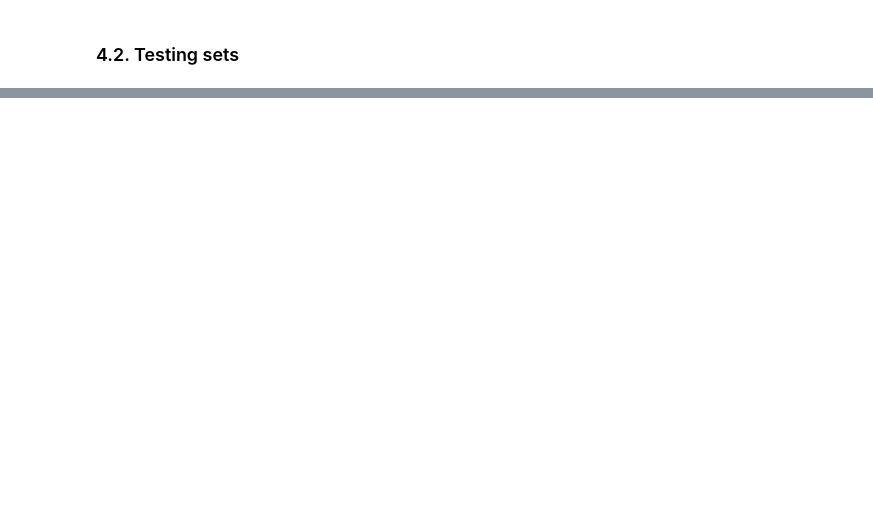
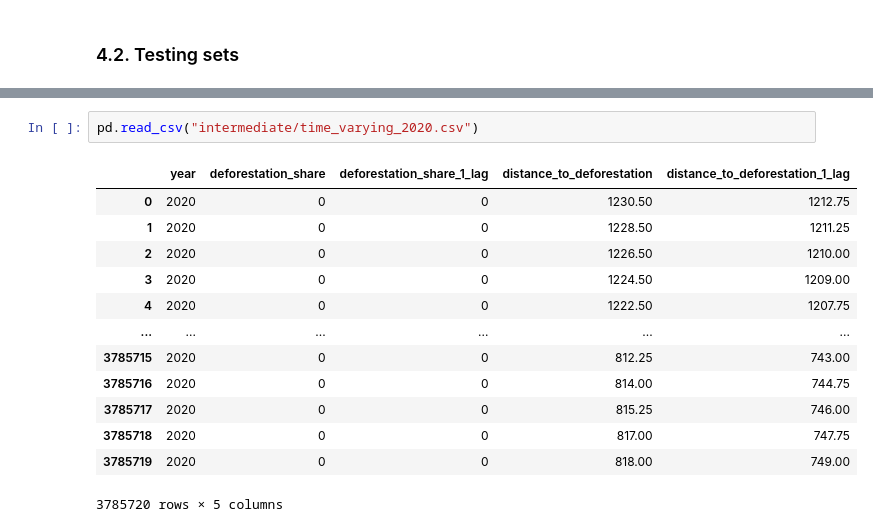
Before and after one commit to pantonar/forest_mind, a Jupyter notebook: analysis/data_formatting.ipynb, the cells around one changed output, grey strips where cells are left out. Drawn from its saved outputs; the diff is of its cells as text; blank space fills up the shorter version.

```diff
--- a/analysis/data_formatting.ipynb
+++ b/analysis/data_formatting.ipynb
@@ -582,0 +662,16 @@ yes: standard output: Broken pipe
+# %%
+pd.read_csv("intermediate/time_varying_2020.csv")
+# %% [output]
+|  | year | deforestation_share | deforestation_share_1_lag | distance_to_deforestation | distance_to_deforestation_1_lag |
+| 0 | 2020 | 0 | 0 | 1230.50 | 1212.75 |
+| 1 | 2020 | 0 | 0 | 1228.50 | 1211.25 |
+| 2 | 2020 | 0 | 0 | 1226.50 | 1210.00 |
+| 3 | 2020 | 0 | 0 | 1224.50 | 1209.00 |
+| 4 | 2020 | 0 | 0 | 1222.50 | 1207.75 |
+| ... | ... | ... | ... | ... | ... |
+| 3785715 | 2020 | 0 | 0 | 812.25 | 743.00 |
+| 3785716 | 2020 | 0 | 0 | 814.00 | 744.75 |
+| 3785717 | 2020 | 0 | 0 | 815.25 | 746.00 |
+| 3785718 | 2020 | 0 | 0 | 817.00 | 747.75 |
+| 3785719 | 2020 | 0 | 0 | 818.00 | 749.00 |
+3785720 rows × 5 columns
```
Also changed, not shown: parts of 14 cells of this notebook.
